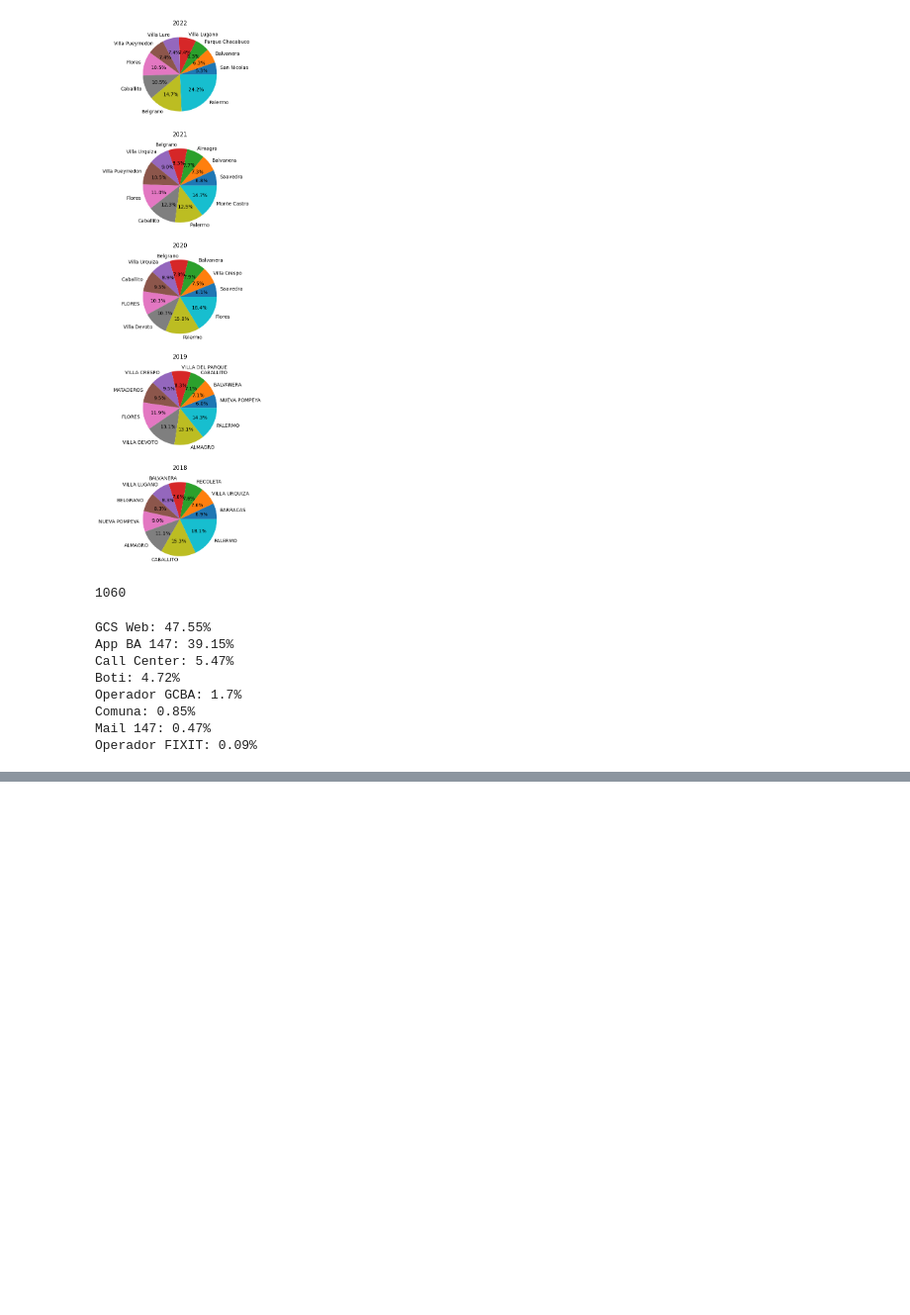
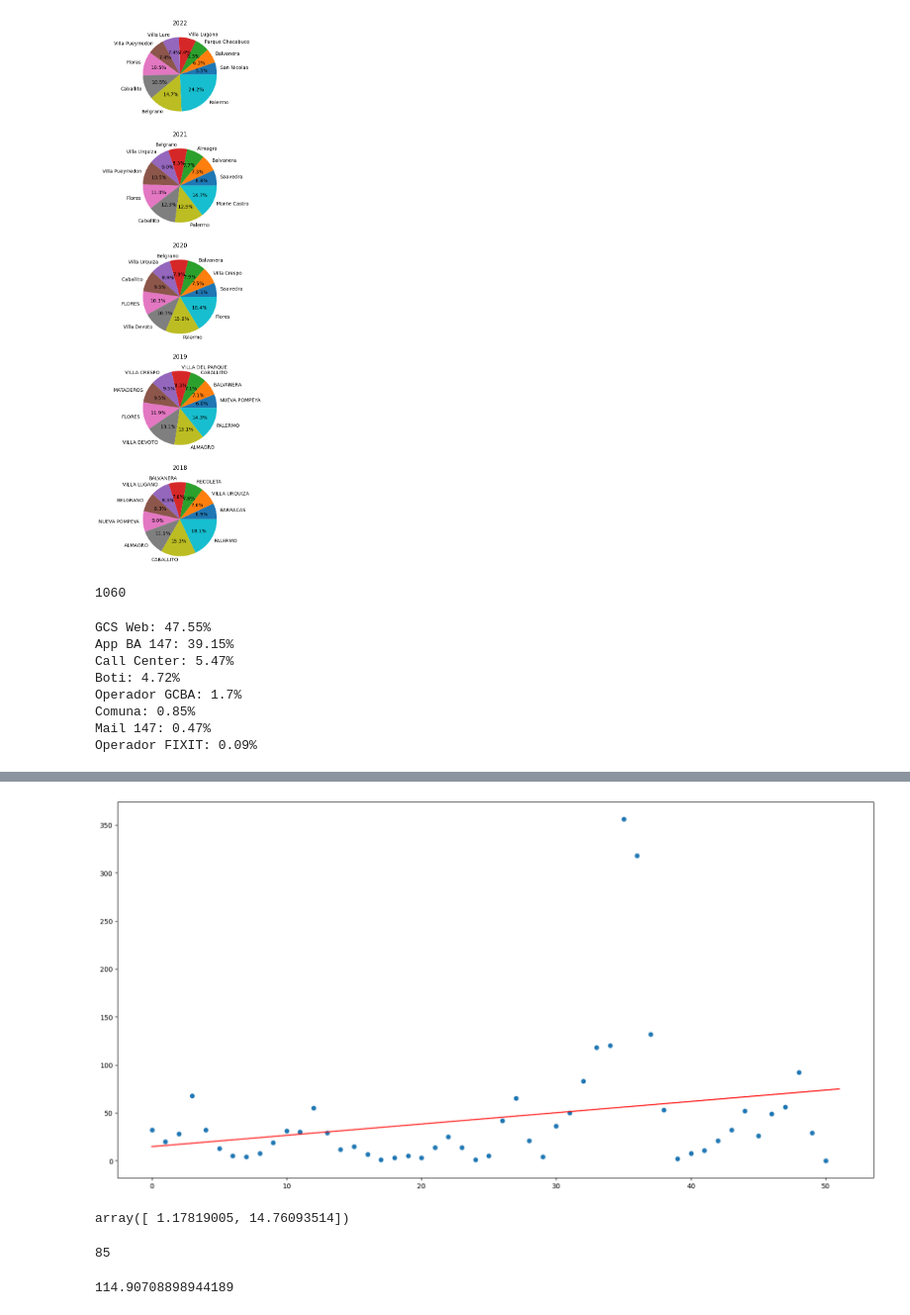
Before and after one commit to Luquish/vd_s1_parcial_mazzarello_pardo, a Jupyter notebook: data/proccessing.ipynb, the cells around one changed output, grey strips where cells are left out. Shown at 99% size. Saved outputs shown, nothing was run; the diff lists cells and outputs as text; code cells hidden in the pictures; blank space fills up the shorter version.

Commit message:
feat(regression)

```diff
--- a/data/proccessing.ipynb
+++ b/data/proccessing.ipynb
@@ -181,0 +255,44 @@ Operador FIXIT: 0.09%
+# %%
+# Cuadratic regression with numpy
+
+# ignore every month with 0 denuncias
+
+#data_x = data_x[data_y != 0]
+#data_y = data_y[data_y != 0]
+
+x = np.array(range(len(data_x)))
+y = data_y
+
+z = np.polyfit(x, y, 1)
+
+p = np.poly1d(z)
+
+xp = np.linspace(0, len(data_x), 100)
+
+_ = plt.figure(figsize=(20,10))
+_ = plt.scatter(x, y)
+_ = plt.plot(xp, p(xp), '-', color="red")
+# %% [output]
+[figure, added]
+# %%
+# get betas of the regression
+
+z
+# %% [output]
+array([ 1.17819005, 14.76093514])
+# %%
+# Cant of denuncias for a given date
+
+given_date = "2025-01-01"
+
+# months from "2018_01_01" to given_date
+
+n_months = len(pd.date_range(start="2018-01-01", end=given_date, freq="MS"))
+
+n_months
+# %% [output]
+85
+# %%
+p(n_months)
+# %% [output]
+114.90708898944189
```
Also changed, not shown: parts of 10 cells of this notebook, 6 other files.
